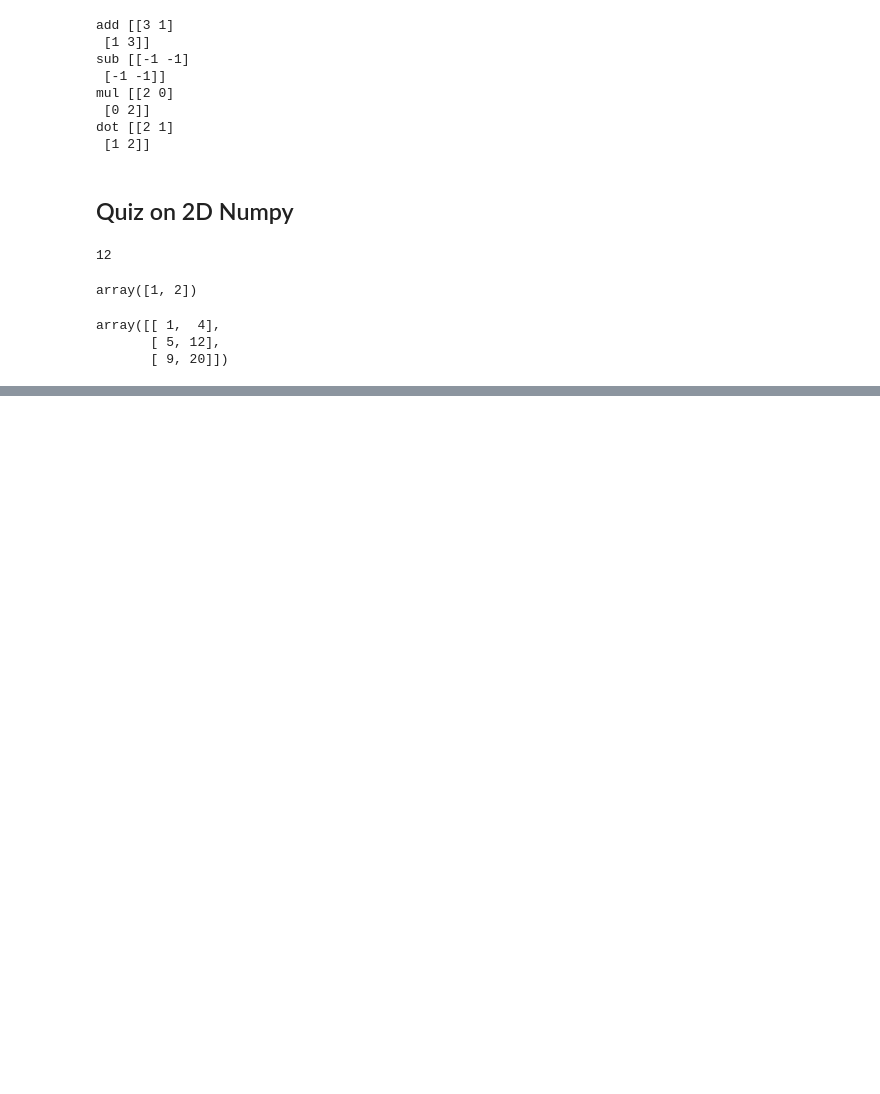
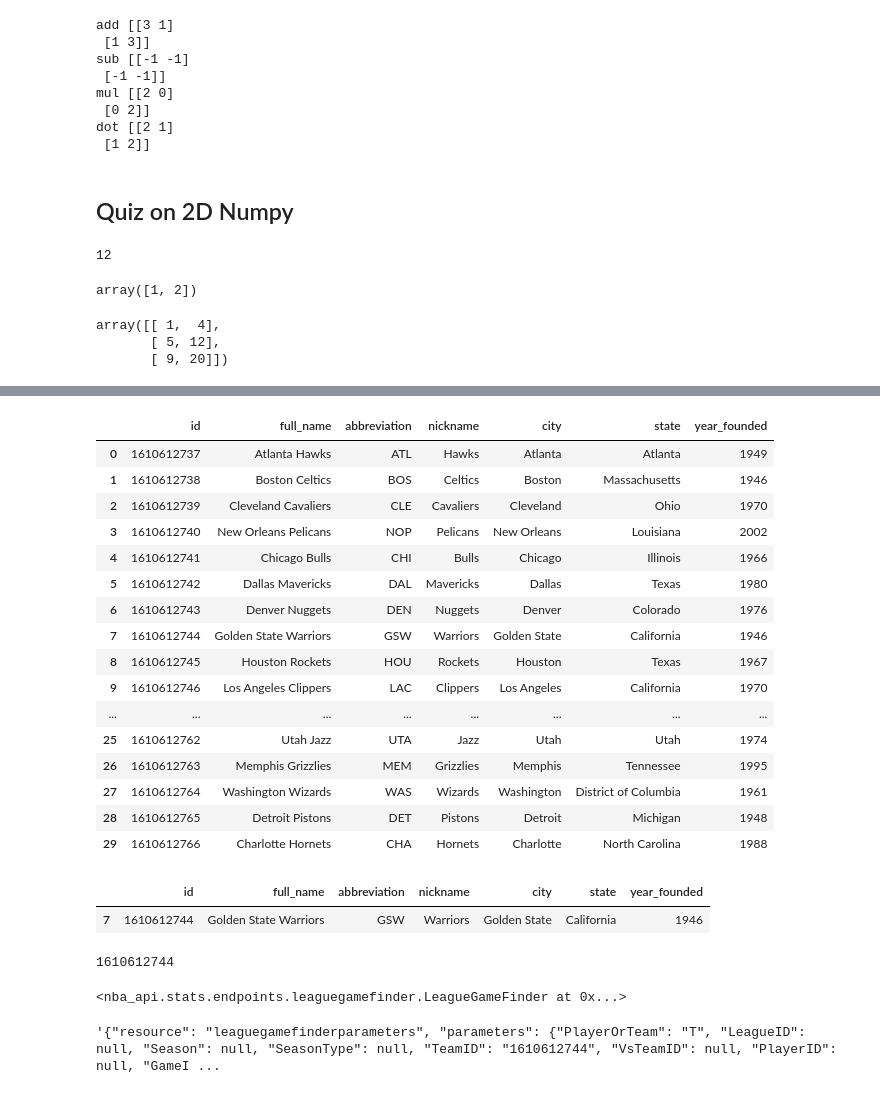
Before and after one commit to PosgradoMNA/actividades-de-aprendizaje-vallesda, a Jupyter notebook: module5_python_numpy_and_APIs.ipynb, the cells around one changed output, grey strips where cells are left out. Drawn from its saved outputs; the diff is of its cells as text; code cells hidden in the pictures; blank space fills up the shorter version.

```diff
--- a/module5_python_numpy_and_APIs.ipynb
+++ b/module5_python_numpy_and_APIs.ipynb
@@ -334,0 +367,9 @@ array([[ 1,  4],
+# %%
+# function used in lab
+def one_dict(list_dict):
+    keys=list_dict[0].keys()
+    out_dict={key:[] for key in keys}
+    for dict_ in list_dict:
+        for key, value in dict_.items():
+            out_dict[key].append(value)
+    return out_dict
@@ -334,0 +422,3 @@ array([[ 1,  4],
+# %%
+#get team
+nba_teams = teams.get_teams()
@@ -334,0 +445,35 @@ array([[ 1,  4],
+# %%
+dict_nba_team=one_dict(nba_teams)
+df_teams=pd.DataFrame(dict_nba_team)
+df_teams
+# %% [output]
+|  | id | full_name | abbreviation | nickname | city | state | year_founded |
+| 0 | 1610612737 | Atlanta Hawks | ATL | Hawks | Atlanta | Atlanta | 1949 |
+| 1 | 1610612738 | Boston Celtics | BOS | Celtics | Boston | Massachusetts | 1946 |
+| 2 | 1610612739 | Cleveland Cavaliers | CLE | Cavaliers | Cleveland | Ohio | 1970 |
+| 3 | 1610612740 | New Orleans Pelicans | NOP | Pelicans | New Orleans | Louisiana | 2002 |
+| 4 | 1610612741 | Chicago Bulls | CHI | Bulls | Chicago | Illinois | 1966 |
+| 5 | 1610612742 | Dallas Mavericks | DAL | Mavericks | Dallas | Texas | 1980 |
+| 6 | 1610612743 | Denver Nuggets | DEN | Nuggets | Denver | Colorado | 1976 |
+| 7 | 1610612744 | Golden State Warriors | GSW | Warriors | Golden State | California | 1946 |
+| 8 | 1610612745 | Houston Rockets | HOU | Rockets | Houston | Texas | 1967 |
+| 9 | 1610612746 | Los Angeles Clippers | LAC | Clippers | Los Angeles | California | 1970 |
+| ... | ... | ... | ... | ... | ... | ... | ... |
+| 25 | 1610612762 | Utah Jazz | UTA | Jazz | Utah | Utah | 1974 |
+| 26 | 1610612763 | Memphis Grizzlies | MEM | Grizzlies | Memphis | Tennessee | 1995 |
+| 27 | 1610612764 | Washington Wizards | WAS | Wizards | Washington | District of Columbia | 1961 |
+| 28 | 1610612765 | Detroit Pistons | DET | Pistons | Detroit | Michigan | 1948 |
+| 29 | 1610612766 | Charlotte Hornets | CHA | Hornets | Charlotte | North Carolina | 1988 |
+# %%
+#df from warriors
+df_warriors = df_teams[df_teams['nickname']=='Warriors']
+df_warriors
+# %% [output]
+|  | id | full_name | abbreviation | nickname | city | state | year_founded |
+| 7 | 1610612744 | Golden State Warriors | GSW | Warriors | Golden State | California | 1946 |
+# %%
+#from df to int
+id_warriors = df_warriors['id'].values[0]
+id_warriors
+# %% [output]
+1610612744
@@ -334,0 +482,9 @@ array([[ 1,  4],
+# %%
+ gamefinder = leaguegamefinder.LeagueGameFinder(team_id_nullable=id_warriors)
+ gamefinder
+# %% [output]
+<nba_api.stats.endpoints.leaguegamefinder.LeagueGameFinder at 0x...>
+# %%
+gamefinder.get_json()
+# %% [output]
+'{"resource": "leaguegamefinderparameters", "parameters": {"PlayerOrTeam": "T", "LeagueID": null, "Season": null, "SeasonType": null, "TeamID": "1610612744", "VsTeamID": null, "PlayerID": null, "GameI ...
```
Also changed, not shown: parts of 49 cells of this notebook.
